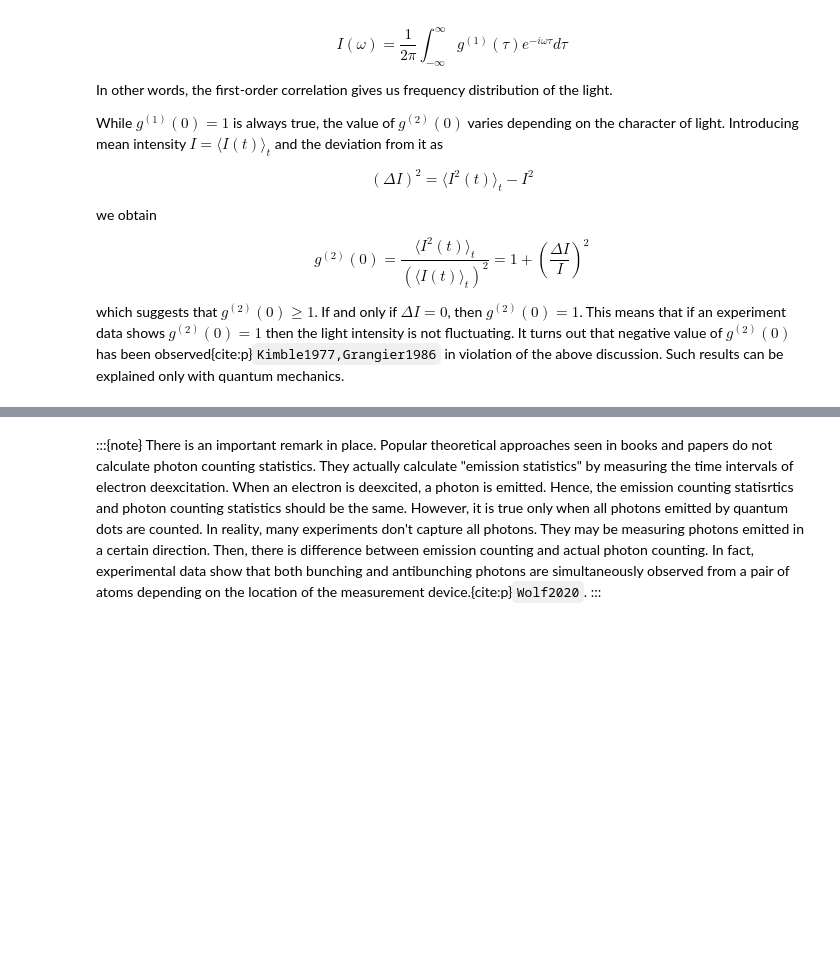
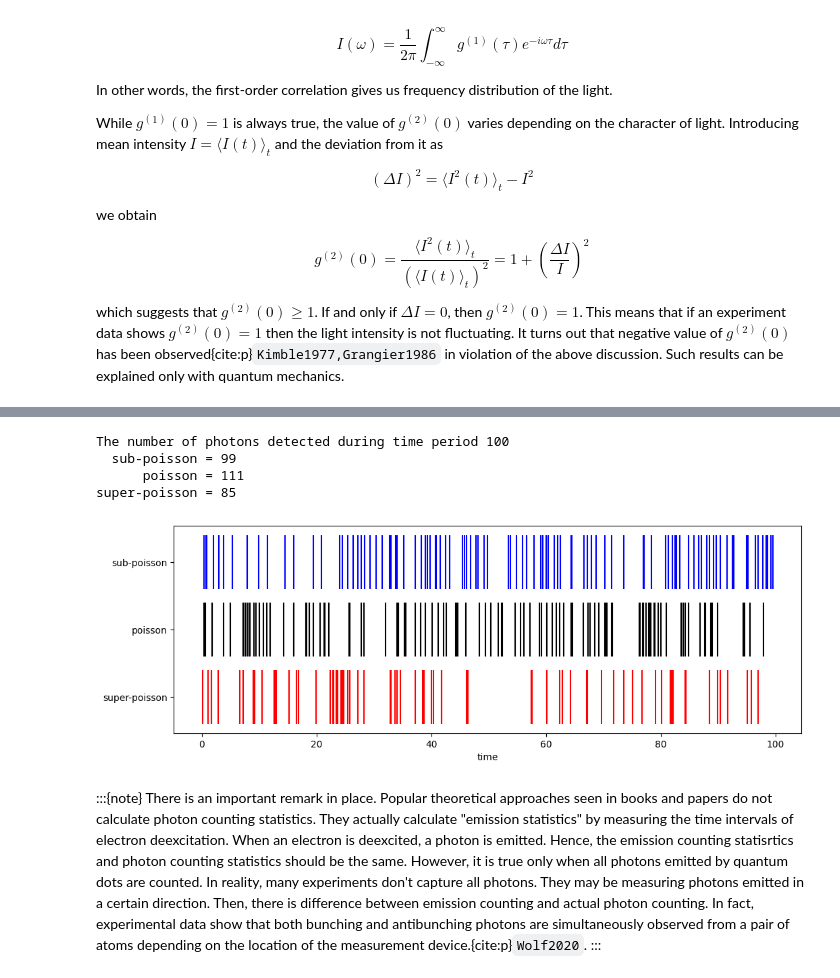
Before and after one commit to ryoichikawai/q-optics, a Jupyter notebook: _build/jupyter_execute/detection/counting.ipynb, the cells around one changed output, grey strips where cells are left out. Drawn from its saved outputs; the diff is of its cells as text; code cells hidden in the pictures; blank space fills up the shorter version.

```diff
--- a/_build/jupyter_execute/detection/counting.ipynb
+++ b/_build/jupyter_execute/detection/counting.ipynb
@@ -71,3 +141,50 @@ To determine the type of distribution, various temporal correlation functions ar
+# %%
+import numpy as np
+import matplotlib.pyplot as plt
+
+# reset random number
+rng = np.random.default_rng()
+
+# generate spike train
+def spike_train(tmax, mean, k):
+
+    lam = k/mean
+
+    times = []
+
+    t = 0.0
+    while True:
+        tau = rng.gamma(shape=k, scale=1/lam)
+        t += tau
+        if t >= tmax:
+            break
+        times.append(t)
+    return np.array(times)
+
+spikes_poisson = spike_train(100,1,1)
+spikes_subpoisson = spike_train(100,1,2)
+spikes_superpoisson = spike_train(100,1,0.5)
+
+print("The number of photons detected during time period 100")
+print("  sub-poisson =",spikes_subpoisson.size)
+print("      poisson =",spikes_poisson.size)
+print("super-poisson =",spikes_superpoisson.size)
+
+# plot the results
+fig, ax = plt.subplots(figsize=(12, 4))
+ax.vlines(spikes_subpoisson, 2.6, 3.4, color='b', label="k=2")
+ax.vlines(spikes_poisson, 1.6, 2.4, color='k', label="k=1")
+ax.vlines(spikes_superpoisson, 0.6, 1.4, color='r', label="k=1/2")
+ax.set_yticks([1, 2, 3])
+ax.set_yticklabels(["super-poisson", "poisson", "sub-poisson"])
+ax.set_xlabel("time")
+plt.show()
+# %% [output]
+The number of photons detected during time period 100
+  sub-poisson = 99
+      poisson = 111
+super-poisson = 85
+[figure, added]
 # %% [markdown]
 :::{note}
 There is an important remark in place.   Popular theoretical approaches seen in books and papers do not calculate photon counting statistics.  They actually calculate "emission statistics" by measuring the time intervals of electron deexcitation. When an electron is deexcited, a photon is emitted.  Hence, the emission counting statisrtics and photon counting statistics should be the same.  However, it is true only when all photons emitted by quantum dots are counted.  In reality, many experiments don't capture all photons.  They may be measuring photons emitted in a certain direction.  Then, there is difference between emission counting and actual photon counting.  In fact, experimental data show that both bunching and antibunching photons are simultaneously observed from a pair of atoms depending on the location of the measurement device.{cite:p}`Wolf2020`.
```
Also changed, not shown: parts of 3 cells of this notebook, 20 other files.
